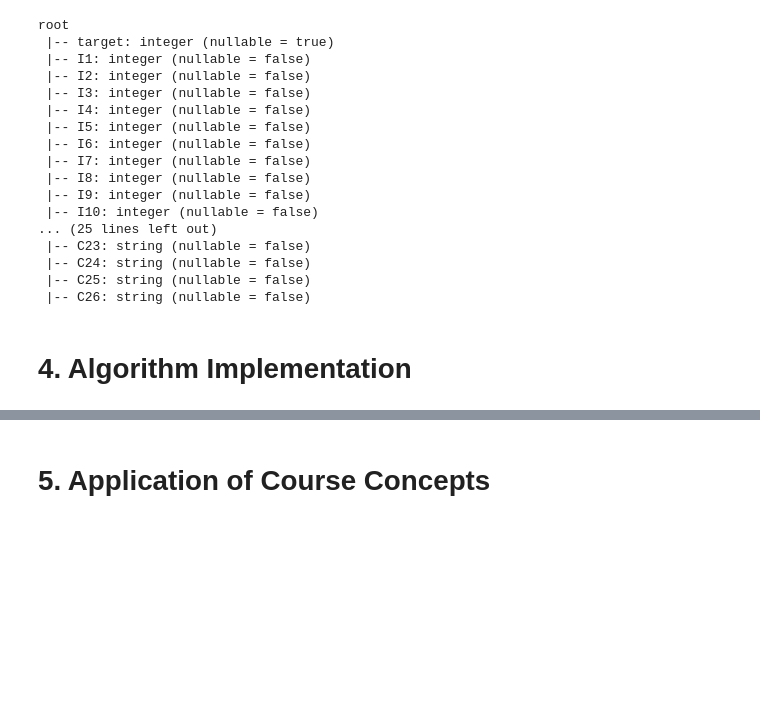
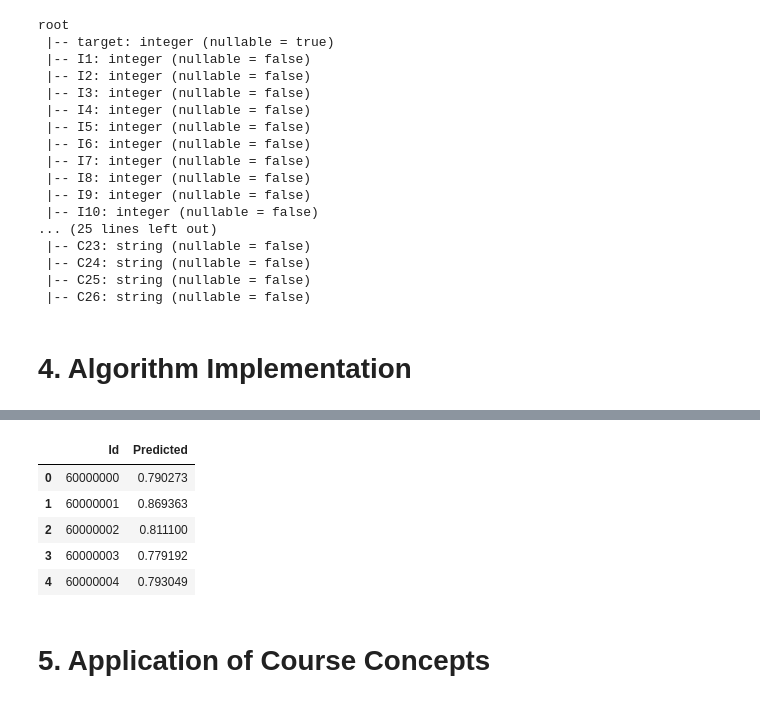
Before and after one commit to ansjory/w261_project, a Jupyter notebook: catherine_fpj_workbook.ipynb, the cells around one changed output, grey strips where cells are left out. Drawn from its saved outputs; the diff is of its cells as text; code cells hidden in the pictures; blank space fills up the shorter version.

```diff
--- a/catherine_fpj_workbook.ipynb
+++ b/catherine_fpj_workbook.ipynb
@@ -505,0 +624,6 @@ display(lrModel, preppedDataDF, "ROC")
+# %%
+# impute missing and take a look at imputed data
+test_df_impute = test_df.fillna(impute)
+test_df_impute.cache()
+# %%
+test_df_tr = pipelineModel.transform(test_df_impute)
@@ -505,0 +635,3 @@ display(lrModel, preppedDataDF, "ROC")
+# %%
+# prediction
+test_predictions = lrModel.transform(test_df_tr)
@@ -506,3 +643,18 @@ display(lrModel, preppedDataDF, "ROC")
+# %%
+pred = test_predictions.select(firstelement('probability').alias('probability')).toPandas()
+submission = pd.read_csv('random_submission.csv')
+submission2 = pd.concat([submission['Id'], pred['probability']], axis=1)
+submission2.rename(columns={'probability':'Predicted'}, inplace=True)
+submission2.to_csv('predictions_lr.csv', index=False)
+# %%
+submission2.head()
+# %% [output]
+|  | Id | Predicted |
+| 0 | 60000000 | 0.790273 |
+| 1 | 60000001 | 0.869363 |
+| 2 | 60000002 | 0.811100 |
+| 3 | 60000003 | 0.779192 |
+| 4 | 60000004 | 0.793049 |
 # %% [markdown]
 <a id='course_concepts_application'></a>
 # 5. Application of Course Concepts
```
Also changed, not shown: parts of 39 cells of this notebook.
